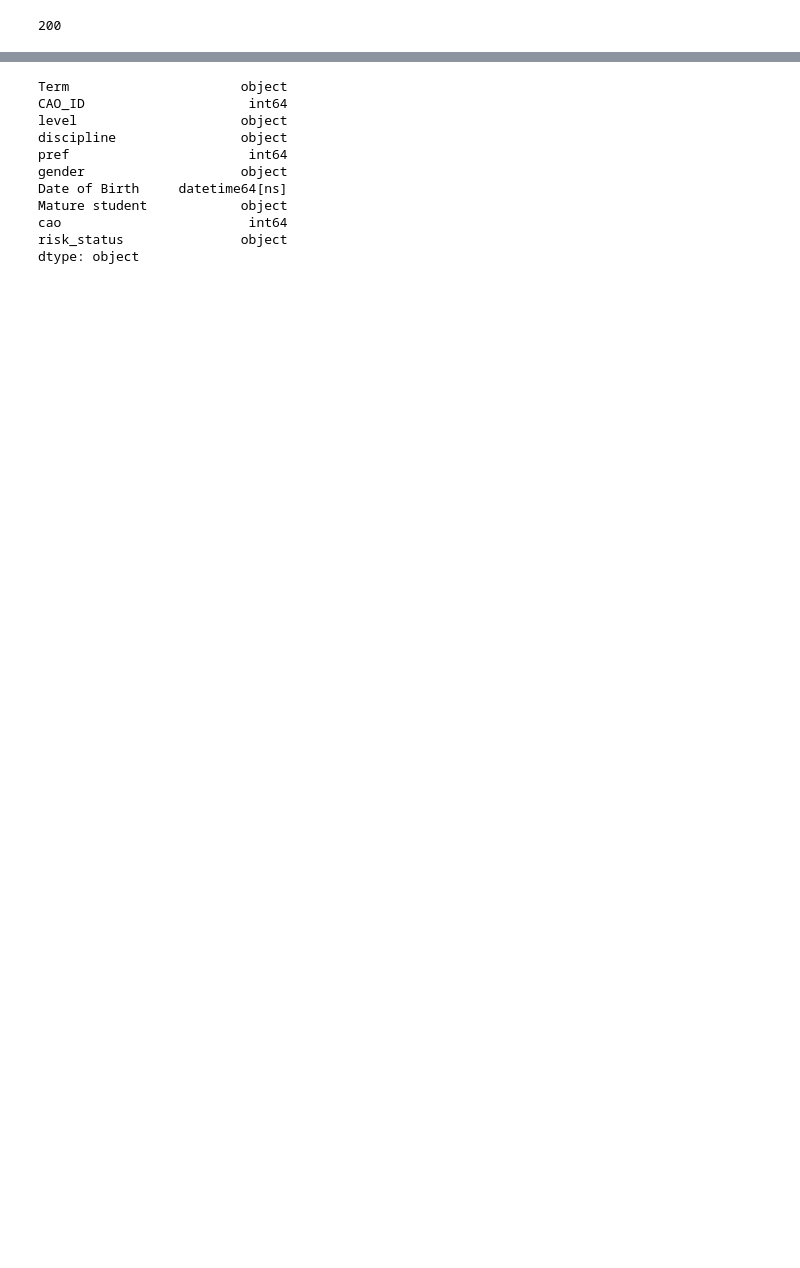
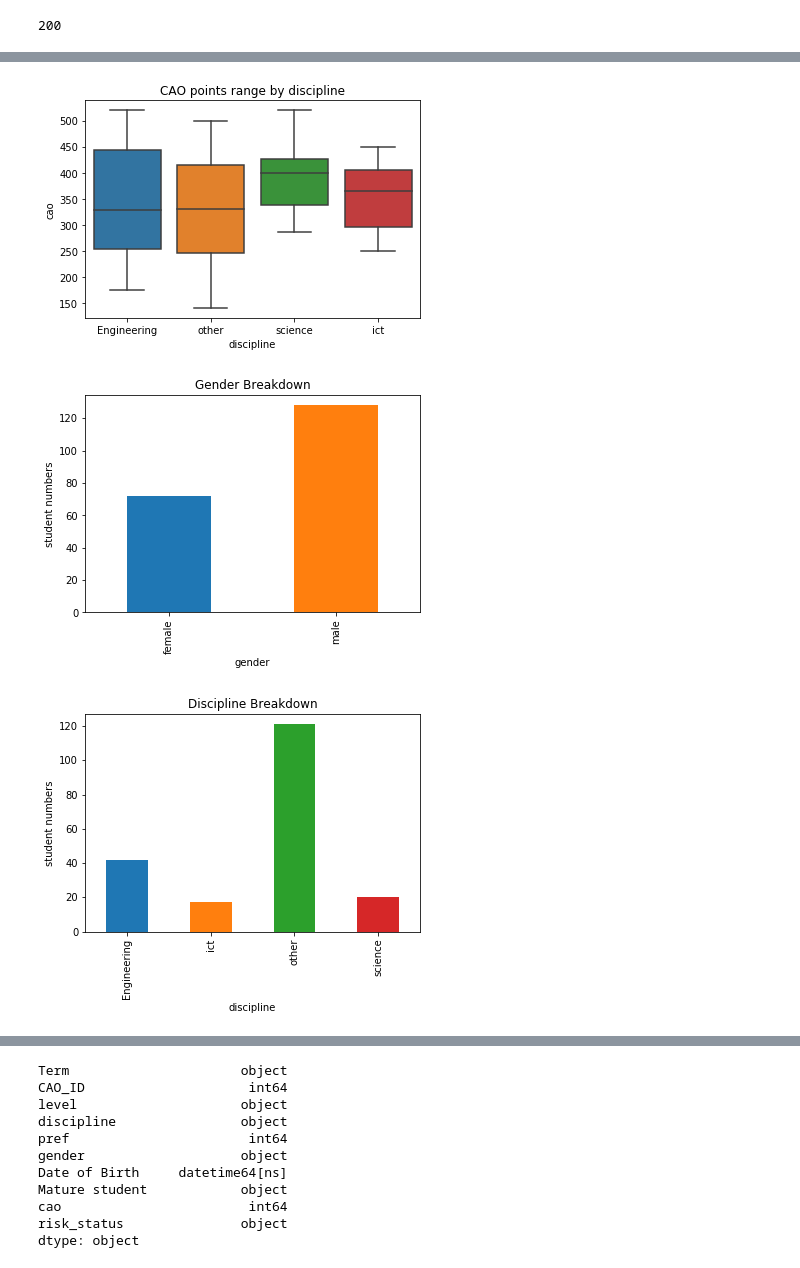
Before and after one commit to Hudsonsue/progproj, a Jupyter notebook: Project_Programming_Data_Analytics.ipynb, the cells around one changed output, grey strips where cells are left out. Cells and saved outputs as stored; diff of their text form; code cells hidden in the pictures; blank space fills up the shorter version.

```diff
--- a/Project_Programming_Data_Analytics.ipynb
+++ b/Project_Programming_Data_Analytics.ipynb
@@ -341,4 +349,27 @@ df ##displaying the completed dataset
 200 rows × 10 columns
+# %%
+## below are a few sample plots that might be of interest from the dataset
+
+##the first shows the CAO points distributions for disciplines
+sns.boxplot(x="discipline", y="cao", data=df)
+plt.title('CAO points range by discipline')
+plt.show()
+
+##The second shows the number of students by gender
+df.groupby('gender').size().plot(kind='bar')
+plt.title('Gender Breakdown')
+plt.ylabel('student numbers')
+plt.show()
+
+##the third the number of students by discipline
+df.groupby('discipline').size().plot(kind='bar')
+plt.title('Discipline Breakdown')
+plt.ylabel('student numbers')
+plt.show()
+# %% [output]
+[figure, added]
+[figure, added]
+[figure, added]
 # %%
 ## below I am creating a dataframe of the 'at risk' cohort to display and then save to a text file
 ## it selects only records where risk_status is 'at risk'
```
Also changed, not shown: parts of 8 cells of this notebook, 3 other files.
